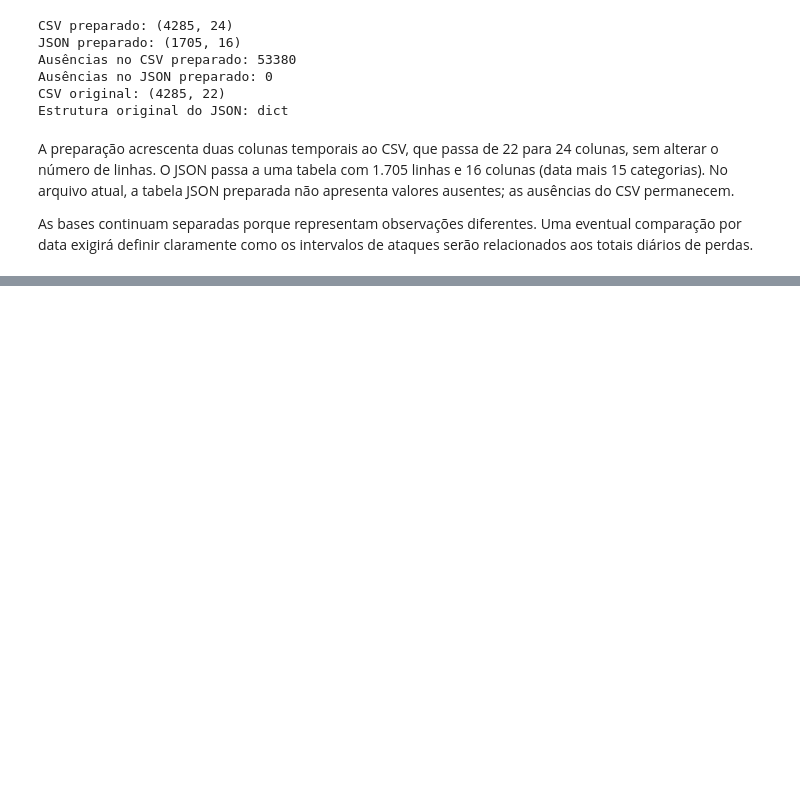
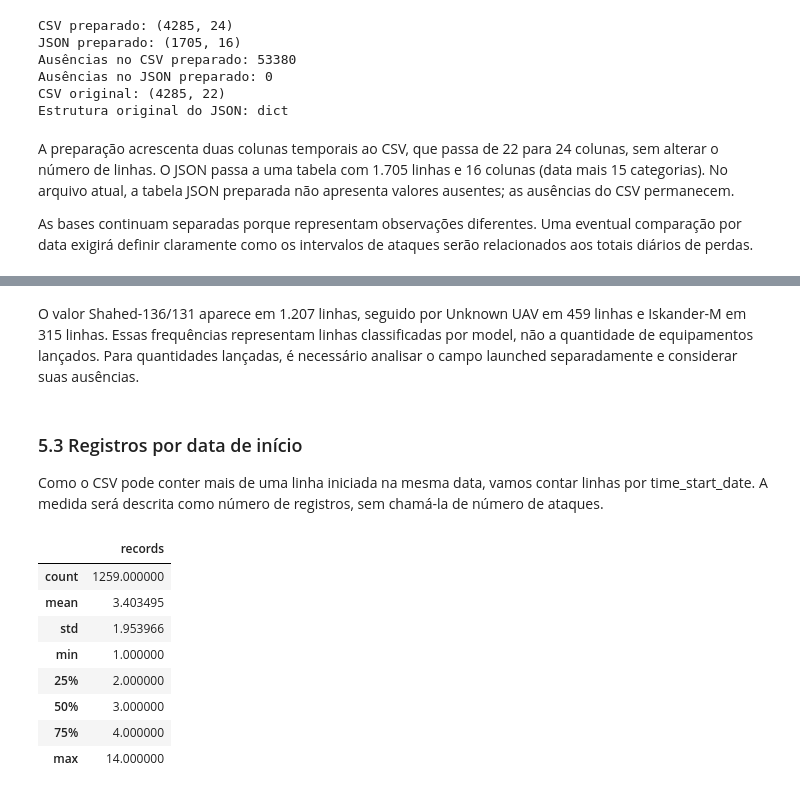
Before and after one commit to TW1ST3RX10/Russo-Ukrainian_War-DC, a Jupyter notebook: notebooks/Analise_Exploratoria.ipynb, the cells around one changed output, grey strips where cells are left out. Saved outputs shown, nothing was run; the diff lists cells and outputs as text; code cells hidden in the pictures; blank space fills up the shorter version.

```diff
--- a/notebooks/Analise_Exploratoria.ipynb
+++ b/notebooks/Analise_Exploratoria.ipynb
@@ -473,0 +526,26 @@ As bases continuam separadas porque representam observações diferentes. Uma ev
+# %% [markdown]
+O valor Shahed-136/131 aparece em 1.207 linhas, seguido por Unknown UAV em 459 linhas e Iskander-M em 315 linhas. Essas frequências representam linhas classificadas por model, não a quantidade de equipamentos lançados. Para quantidades lançadas, é necessário analisar o campo launched separadamente e considerar suas ausências.
+# %% [markdown]
+### 5.3 Registros por data de início
+
+Como o CSV pode conter mais de uma linha iniciada na mesma data, vamos contar linhas por time_start_date. A medida será descrita como número de registros, sem chamá-la de número de ataques.
+# %%
+# Conta linhas por data de início e resume essa distribuição.
+records_per_start_date = (
+    df_attacks_prepared
+    .groupby("time_start_date")
+    .size()
+    .rename("records")
+)
+
+records_per_start_date.describe().to_frame()
+# %% [output]
+|  | records |
+| count | 1259.000000 |
+| mean | 3.403495 |
+| std | 1.953966 |
+| min | 1.000000 |
+| 25% | 2.000000 |
+| 50% | 3.000000 |
+| 75% | 4.000000 |
+| max | 14.000000 |
```
Also changed, not shown: parts of 10 cells of this notebook.
